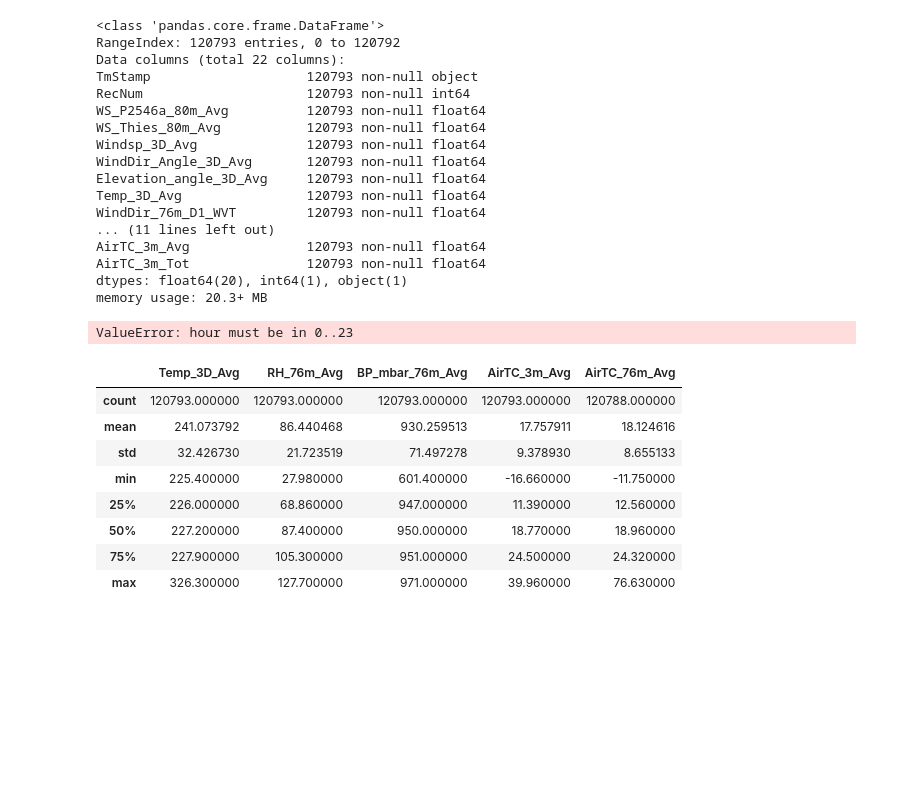
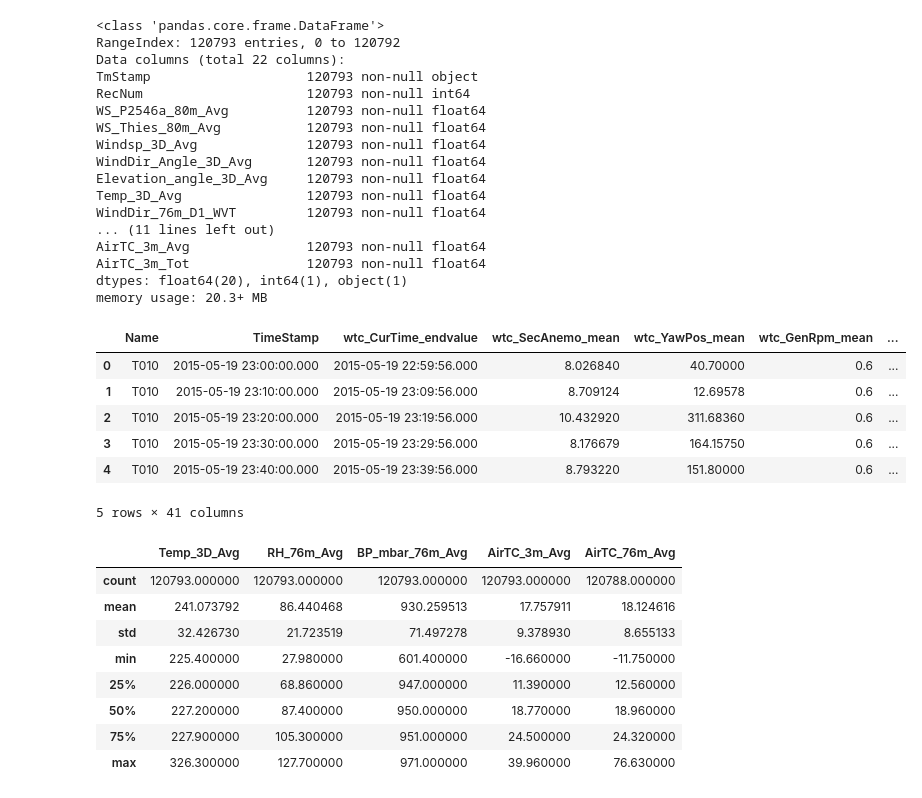
Before and after one commit to CaseyRMartinez/DataMiningProject1, a Jupyter notebook: MetTower.ipynb, the cells around one changed output. Cells and saved outputs as stored; diff of their text form; code cells hidden in the pictures; blank space fills up the shorter version.

```diff
--- a/MetTower.ipynb
+++ b/MetTower.ipynb
@@ -54,9 +54,20 @@ AirTC_3m_Tot               120793 non-null float64
 dtypes: float64(20), int64(1), object(1)
 memory usage: 20.3+ MB
 # %%
+df_Pow = pd.read_csv(path + '/tblSCTurbine.csv')
+#print(df_MetTower)
+df_Pow.head()
+#df_Pow.info()
+
 #converting TmStamp from object to dateTime
 #df_Met['TmStamp'] = pd.to_datetime(df_Met['TmStamp'])
 #df_Met.info()
 # %% [output]
+|  | Name | TimeStamp | wtc_CurTime_endvalue | wtc_SecAnemo_mean | wtc_YawPos_mean | wtc_GenRpm_mean | ... |
+| 0 | T010 | 2015-05-19 23:00:00.000 | 2015-05-19 22:59:56.000 | 8.026840 | 40.70000 | 0.6 | ... |
+| 1 | T010 | 2015-05-19 23:10:00.000 | 2015-05-19 23:09:56.000 | 8.709124 | 12.69578 | 0.6 | ... |
+| 2 | T010 | 2015-05-19 23:20:00.000 | 2015-05-19 23:19:56.000 | 10.432920 | 311.68360 | 0.6 | ... |
+| 3 | T010 | 2015-05-19 23:30:00.000 | 2015-05-19 23:29:56.000 | 8.176679 | 164.15750 | 0.6 | ... |
+| 4 | T010 | 2015-05-19 23:40:00.000 | 2015-05-19 23:39:56.000 | 8.793220 | 151.80000 | 0.6 | ... |
-ValueError: hour must be in 0..23
+5 rows × 41 columns
 # %%
```
Also changed, not shown: parts of 2 cells of this notebook.
